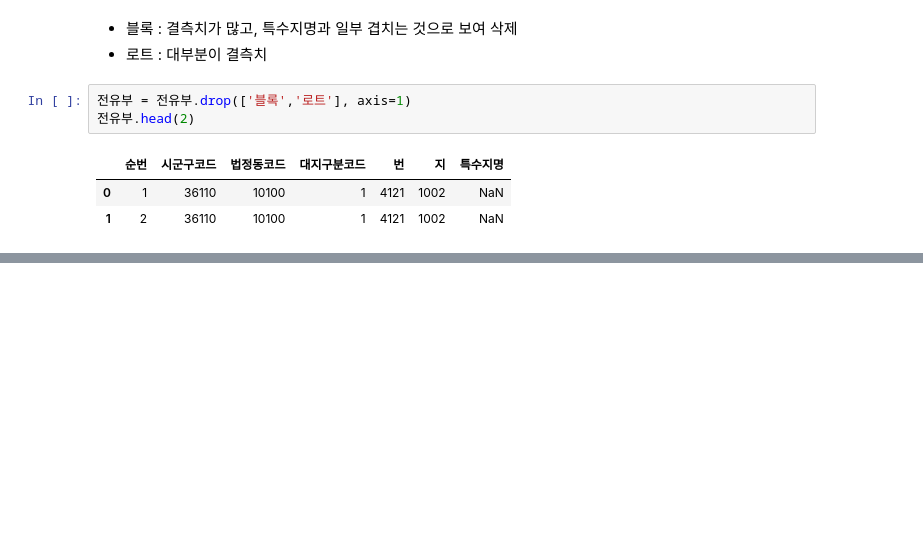
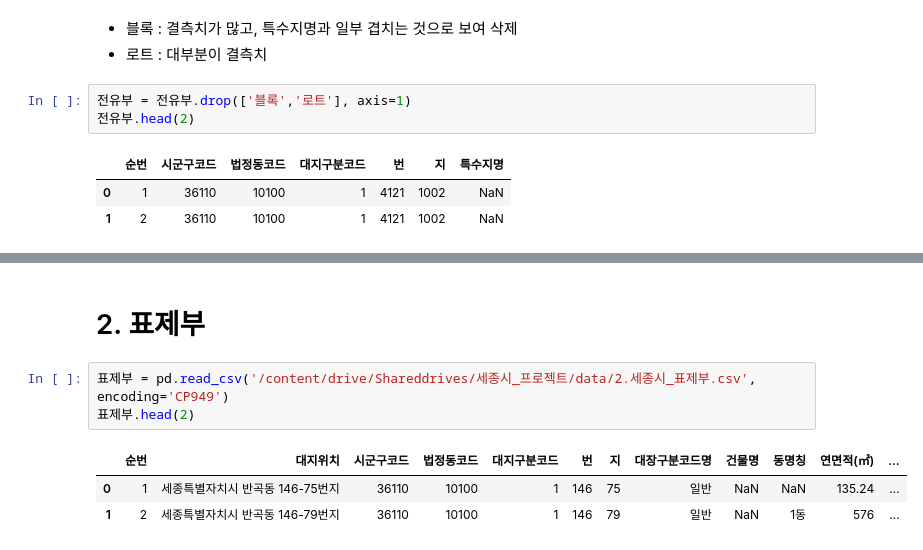
Before and after one commit to oni-ss/competition, a Jupyter notebook: sejong/sejong_sion2.ipynb, the cells around one changed output, grey strips where cells are left out. Cells and saved outputs as stored; diff of their text form; blank space fills up the shorter version.

```diff
--- a/sejong/sejong_sion2.ipynb
+++ b/sejong/sejong_sion2.ipynb
@@ -101,0 +129,9 @@ array([nan, '5', '1', '2', '-1', '-4', 'M4블록'], dtype=object)
+# %% [markdown]
+# 2. 표제부
+# %%
+표제부 = pd.read_csv('/content/drive/Shareddrives/세종시_프로젝트/data/2.세종시_표제부.csv', encoding='CP949')
+표제부.head(2)
+# %% [output]
+|  | 순번 | 대지위치 | 시군구코드 | 법정동코드 | 대지구분코드 | 번 | 지 | 대장구분코드명 | 건물명 | 동명칭 | 연면적(㎡) | ... |
+| 0 | 1 | 세종특별자치시 반곡동 146-75번지 | 36110 | 10100 | 1 | 146 | 75 | 일반 | NaN | NaN | 135.24 | ... |
+| 1 | 2 | 세종특별자치시 반곡동 146-79번지 | 36110 | 10100 | 1 | 146 | 79 | 일반 | NaN | 1동 | 576 | ... |
```
Also changed, not shown: parts of 26 cells of this notebook.
